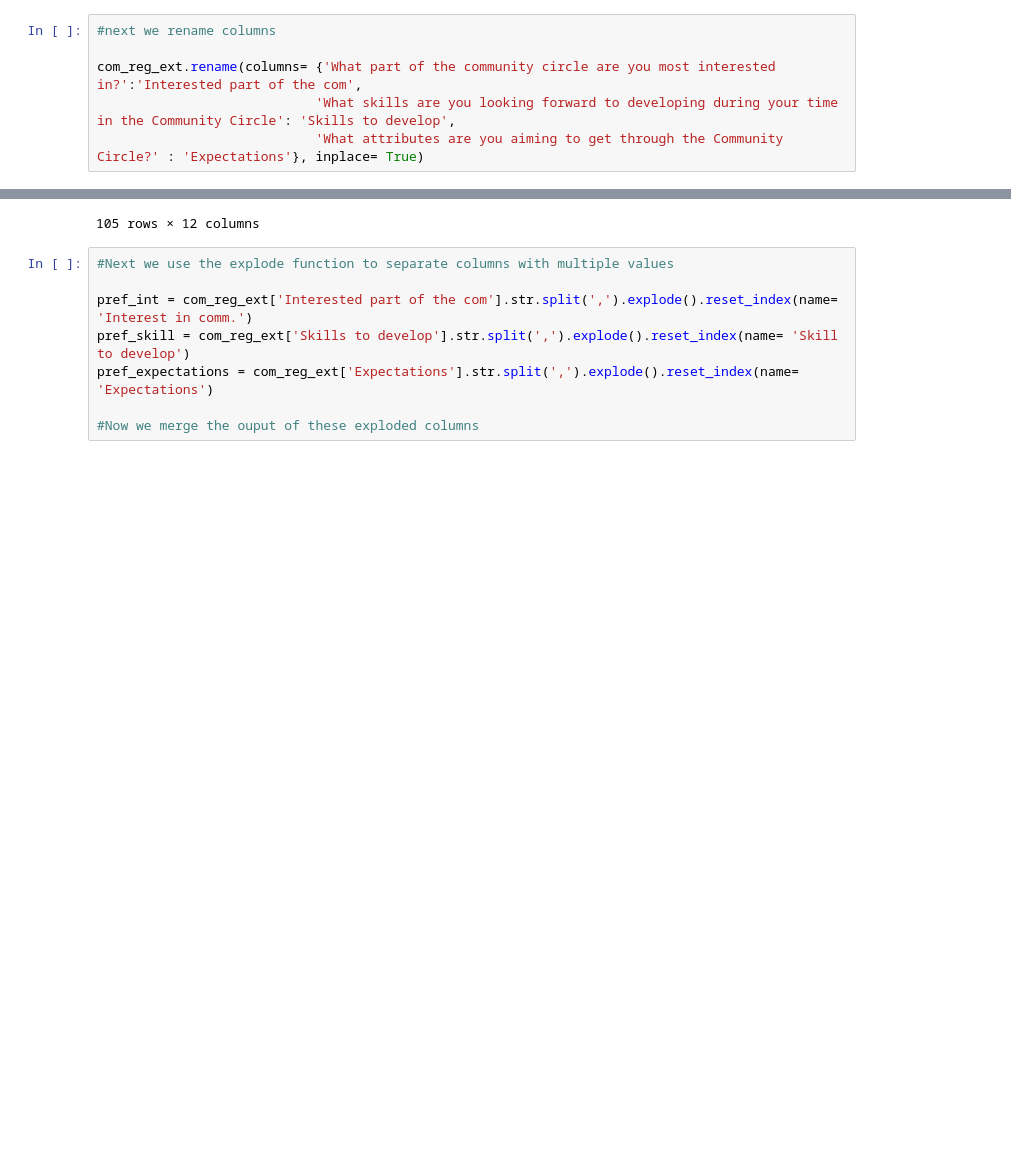
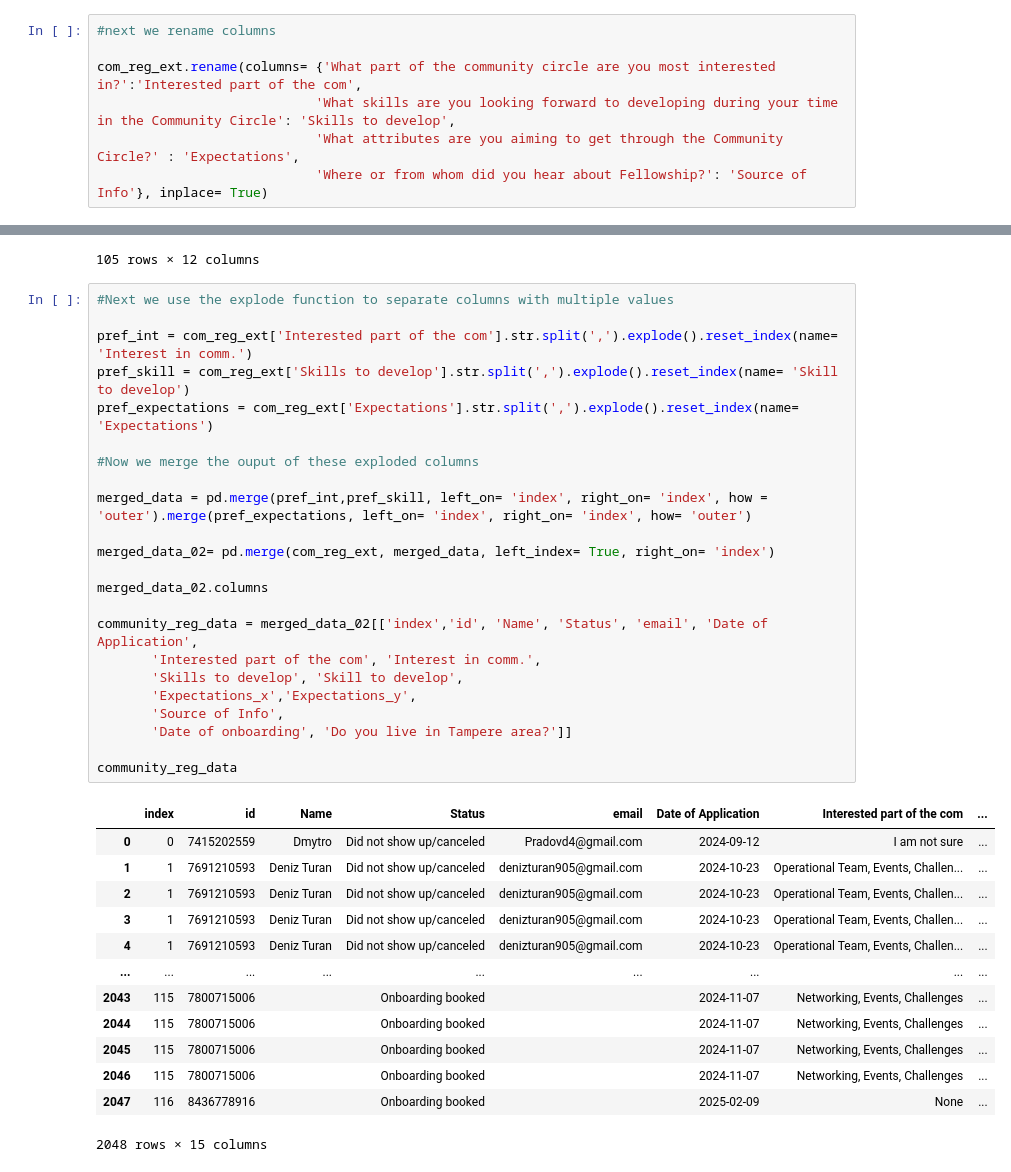
Before and after one commit to TribeDataTeam/Tribe-Data-Team, a Jupyter notebook: tribe_community_circle_data.ipynb, the cells around one changed output, grey strips where cells are left out. Cells and saved outputs as stored; diff of their text form; blank space fills up the shorter version.

Commit message:
tribe_event_analytics_updated_05_18_version_4

```diff
--- a/tribe_community_circle_data.ipynb
+++ b/tribe_community_circle_data.ipynb
@@ -323,7 +323,8 @@ com_reg_ext
 
 com_reg_ext.rename(columns= {'What part of the community circle are you most interested in?':'Interested part of the com',
                             'What skills are you looking forward to developing during your time in the Community Circle': 'Skills to develop',
-                            'What attributes are you aiming to get through the Community Circle?' : 'Expectations'}, inplace= True)
+                            'What attributes are you aiming to get through the Community Circle?' : 'Expectations',
+                            'Where or from whom did you hear about Fellowship?': 'Source of Info'}, inplace= True)
 # %%
 com_reg_ext
 # %% [output]
@@ -343,8 +344,37 @@ com_reg_ext
 # %%
 #Next we use the explode function to separate columns with multiple values
 
 pref_int = com_reg_ext['Interested part of the com'].str.split(',').explode().reset_index(name= 'Interest in comm.')
 pref_skill = com_reg_ext['Skills to develop'].str.split(',').explode().reset_index(name= 'Skill to develop')
 pref_expectations = com_reg_ext['Expectations'].str.split(',').explode().reset_index(name= 'Expectations')
 
 #Now we merge the ouput of these exploded columns
+
+merged_data = pd.merge(pref_int,pref_skill, left_on= 'index', right_on= 'index', how = 'outer').merge(pref_expectations, left_on= 'index', right_on= 'index', how= 'outer')
+
+merged_data_02= pd.merge(com_reg_ext, merged_data, left_index= True, right_on= 'index')
+
+merged_data_02.columns
+
+community_reg_data = merged_data_02[['index','id', 'Name', 'Status', 'email', 'Date of Application',
+       'Interested part of the com', 'Interest in comm.',
+       'Skills to develop', 'Skill to develop',
+       'Expectations_x','Expectations_y',
+       'Source of Info',
+       'Date of onboarding', 'Do you live in Tampere area?']]
+
+community_reg_data
+# %% [output]
+|  | index | id | Name | Status | email | Date of Application | Interested part of the com | ... |
+| 0 | 0 | 7415202559 | Dmytro | Did not show up/canceled | Pradovd4@gmail.com | 2024-09-12 | I am not sure | ... |
+| 1 | 1 | 7691210593 | Deniz Turan | Did not show up/canceled | denizturan905@gmail.com | 2024-10-23 | Operational Team, Events, Challen... | ... |
+| 2 | 1 | 7691210593 | Deniz Turan | Did not show up/canceled | denizturan905@gmail.com | 2024-10-23 | Operational Team, Events, Challen... | ... |
+| 3 | 1 | 7691210593 | Deniz Turan | Did not show up/canceled | denizturan905@gmail.com | 2024-10-23 | Operational Team, Events, Challen... | ... |
+| 4 | 1 | 7691210593 | Deniz Turan | Did not show up/canceled | denizturan905@gmail.com | 2024-10-23 | Operational Team, Events, Challen... | ... |
+| ... | ... | ... | ... | ... | ... | ... | ... | ... |
+| 2043 | 115 | 7800715006 |  | Onboarding booked |  | 2024-11-07 | Networking, Events, Challenges | ... |
+| 2044 | 115 | 7800715006 |  | Onboarding booked |  | 2024-11-07 | Networking, Events, Challenges | ... |
+| 2045 | 115 | 7800715006 |  | Onboarding booked |  | 2024-11-07 | Networking, Events, Challenges | ... |
+| 2046 | 115 | 7800715006 |  | Onboarding booked |  | 2024-11-07 | Networking, Events, Challenges | ... |
+| 2047 | 116 | 8436778916 |  | Onboarding booked |  | 2025-02-09 | None | ... |
+2048 rows × 15 columns
```
Also changed, not shown: parts of 4 cells of this notebook, 1 other file.
